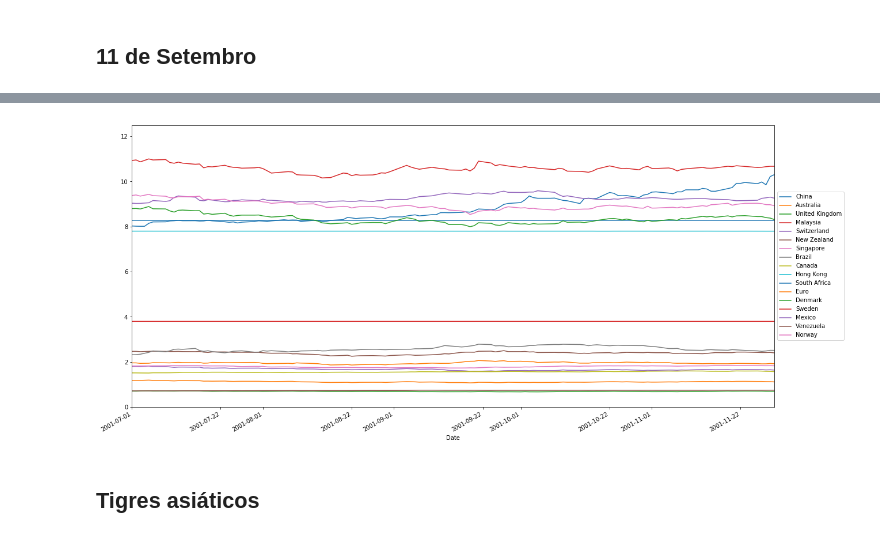
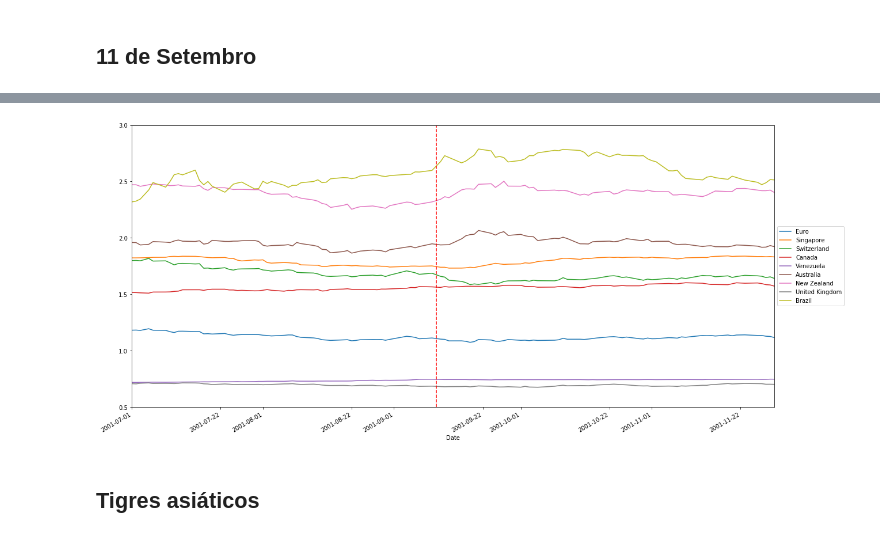
Before and after one commit to isabellefo/usdAnalysis, a Jupyter notebook: USDAnalysis.ipynb, the cells around one changed output, grey strips where cells are left out. Drawn from its saved outputs; the diff is of its cells as text; code cells hidden in the pictures.

```diff
--- a/USDAnalysis.ipynb
+++ b/USDAnalysis.ipynb
@@ -111,0 +112,13 @@ print(list2008)
+# %%
+list11set = list(set( dfusd.loc[(dfusd['Date'].dt.year >= 2001) &
+                    (dfusd['Date'].dt.year <= 2002) &
+                    (dfusd['Exchange rate'] <= 11.5)&
+                    (dfusd['Exchange rate'] >= 7.5),
+                    'Country']))
+for c in list11set:
+    dfusd[dfusd['Country'] == c].plot(kind= 'line', x = 'Date', y= 'Exchange rate', label = c,
+                                      ax = plt.gca(), figsize = (20,10),
+                                      ylim = (7.5, 11.5)).set_xlim(left=dt.datetime(2001,7,1), right=dt.datetime(2001,11,30))
+plt.axvline(dt.datetime(2001,9,11), c = 'red', ls = '--')
+legenda_format()
+plt.show()
@@ -112,12 +127,17 @@ print(list2008)
 # %%
+list11set = list(set( dfusd.loc[(dfusd['Date'].dt.year >= 2001) &
+                    (dfusd['Date'].dt.year <= 2002) &
+                    (dfusd['Exchange rate'] <= 3),
+                    'Country']))
 for c in list11set:
     dfusd[dfusd['Country'] == c].plot(kind= 'line', x = 'Date', y= 'Exchange rate', label = c,
                                       ax = plt.gca(), figsize = (20,10),
-                                      ylim = (0, 12.5)).set_xlim(left=dt.datetime(2001,7,1), right=dt.datetime(2001,11,30))
+                                      ylim = (0.5, 3)).set_xlim(left=dt.datetime(2001,7,1), right=dt.datetime(2001,11,30))
+plt.axvline(dt.datetime(2001,9,11), c = 'red', ls = '--')
 legenda_format()
 plt.show()
 # %% [output]
-[figure, old version]
+[figure, new version]
 # %% [markdown]
 ## Tigres asiáticos
 # %%
```
Also changed, not shown: parts of 10 cells of this notebook.
